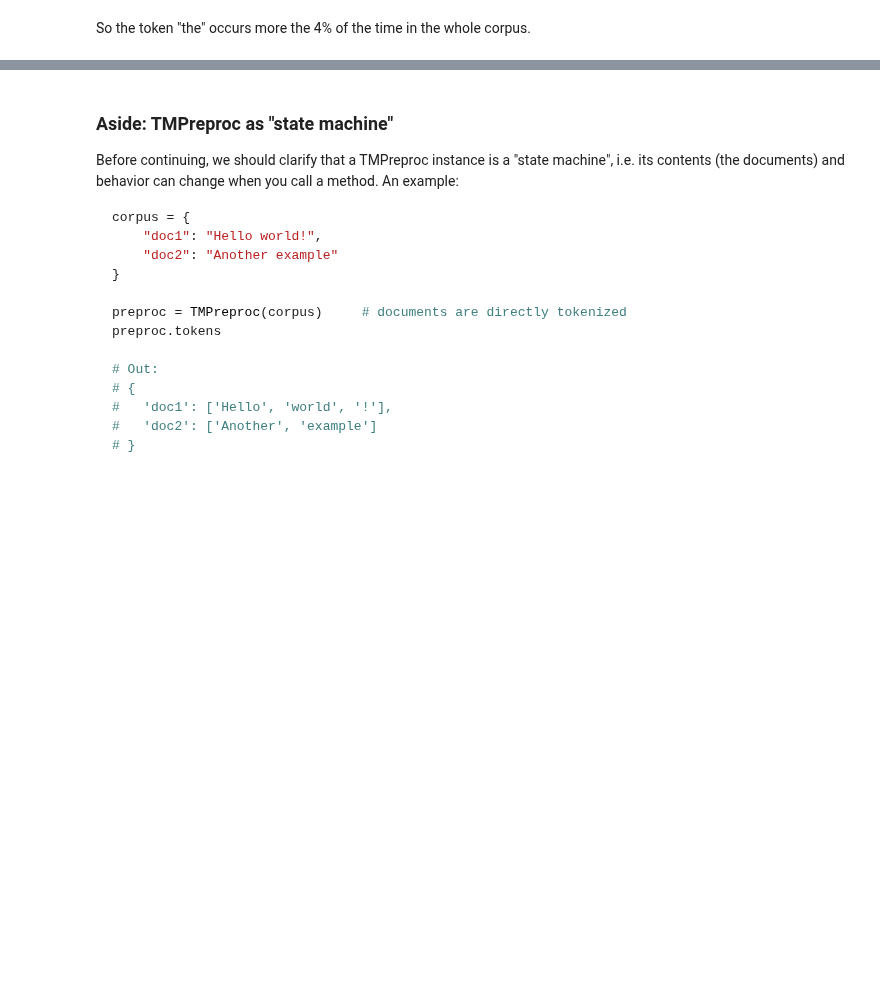
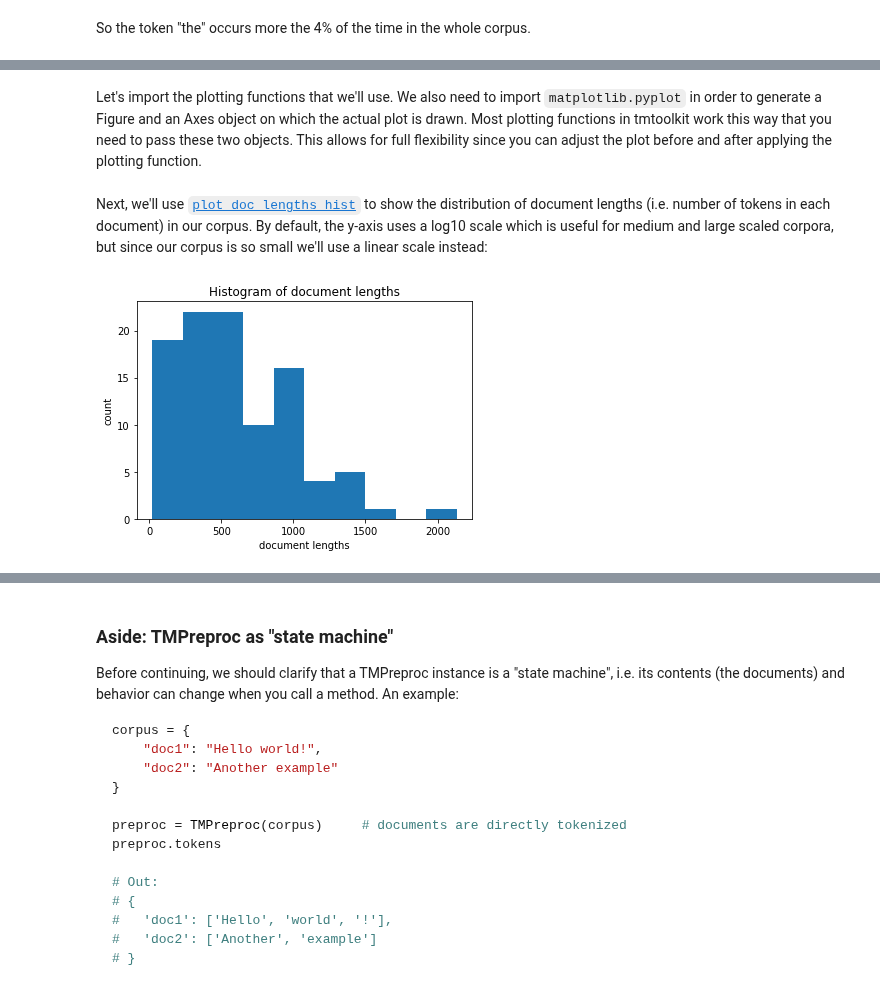
Before and after one commit to WZBSocialScienceCenter/tmtoolkit, a Jupyter notebook: doc/source/preprocessing.ipynb, the cells around one changed output, grey strips where cells are left out. Saved outputs shown, nothing was run; the diff lists cells and outputs as text; code cells hidden in the pictures; blank space fills up the shorter version.

```diff
--- a/doc/source/preprocessing.ipynb
+++ b/doc/source/preprocessing.ipynb
@@ -327,0 +335,2 @@ preproc.tokens_datatable
+# %% [markdown]
+Let's import the plotting functions that we'll use. We also need to import `matplotlib.pyplot` in order to generate a Figure and an Axes object on which the actual plot is drawn. Most plotting functions in tmtoolkit work this way that you need to pass these two objects. This allows for full flexibility since you can adjust the plot before and after applying the plotting function.
@@ -327,0 +340,8 @@ preproc.tokens_datatable
+# %% [markdown]
+Next, we'll use [`plot_doc_lengths_hist`](api.rst#TODO) to show the distribution of document lengths (i.e. number of tokens in each document) in our corpus. By default, the y-axis uses a log10 scale which is useful for medium and large scaled corpora, but since our corpus is so small we'll use a linear scale instead:
+# %%
+fig, ax = plt.subplots()
+plot_doc_lengths_hist(fig, ax, corpus_small, y_log=False)  # use linear scale
+plt.show();
+# %% [output]
+[figure, added]
```
Also changed, not shown: parts of 29 cells of this notebook, 1 other file.
